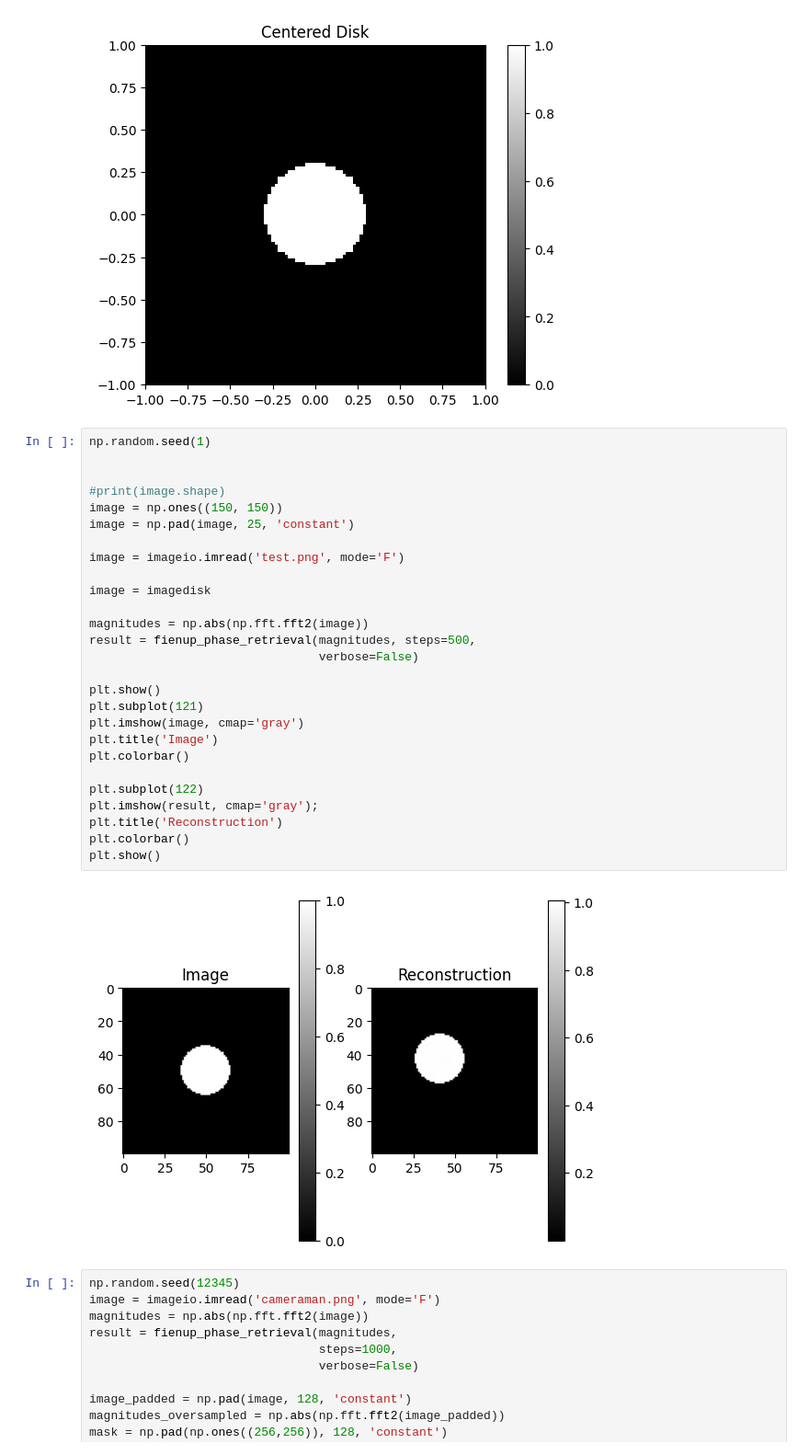
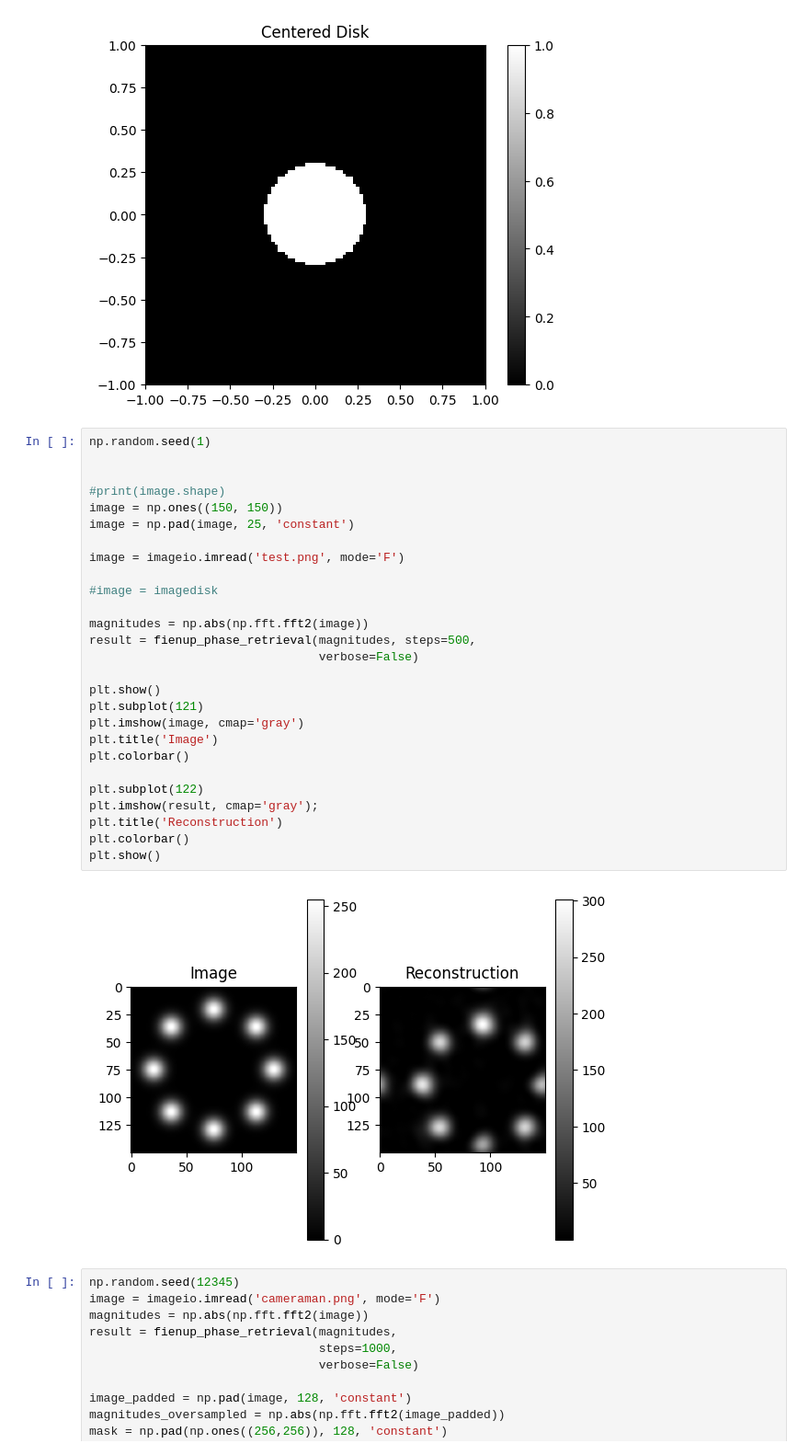
Before and after one commit to JeremieSefo/phase-retrieval, a Jupyter notebook: test notebook.ipynb, the cells around one changed output. Shown at 92% size. Saved outputs shown, nothing was run; the diff lists cells and outputs as text.

```diff
--- a/test notebook.ipynb
+++ b/test notebook.ipynb
@@ -41,32 +41,32 @@ plt.show()
 # %%
 np.random.seed(1)
 
 
 #print(image.shape)
 image = np.ones((150, 150))
 image = np.pad(image, 25, 'constant')
 
 image = imageio.imread('test.png', mode='F')
 
-image = imagedisk
+#image = imagedisk
 
 magnitudes = np.abs(np.fft.fft2(image))
 result = fienup_phase_retrieval(magnitudes, steps=500,
                                 verbose=False)
 
 plt.show()
 plt.subplot(121)
 plt.imshow(image, cmap='gray')
 plt.title('Image')
 plt.colorbar()
 
 plt.subplot(122)
 plt.imshow(result, cmap='gray');
 plt.title('Reconstruction')
 plt.colorbar()
 plt.show()
 # %% [output]
-[figure, old version]
+[figure, new version]
 # %%
 np.random.seed(12345)
 image = imageio.imread('cameraman.png', mode='F')
```
Also changed, not shown: parts of 1 cell of this notebook, 1 other file.
